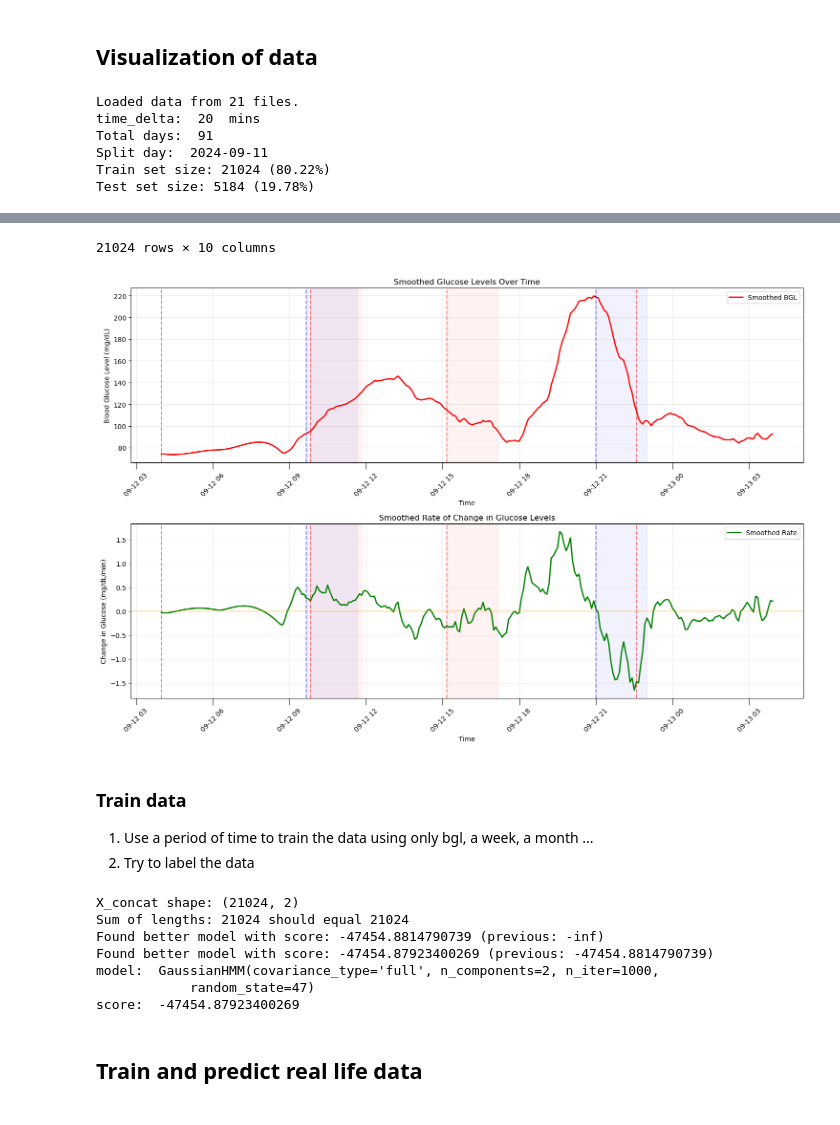
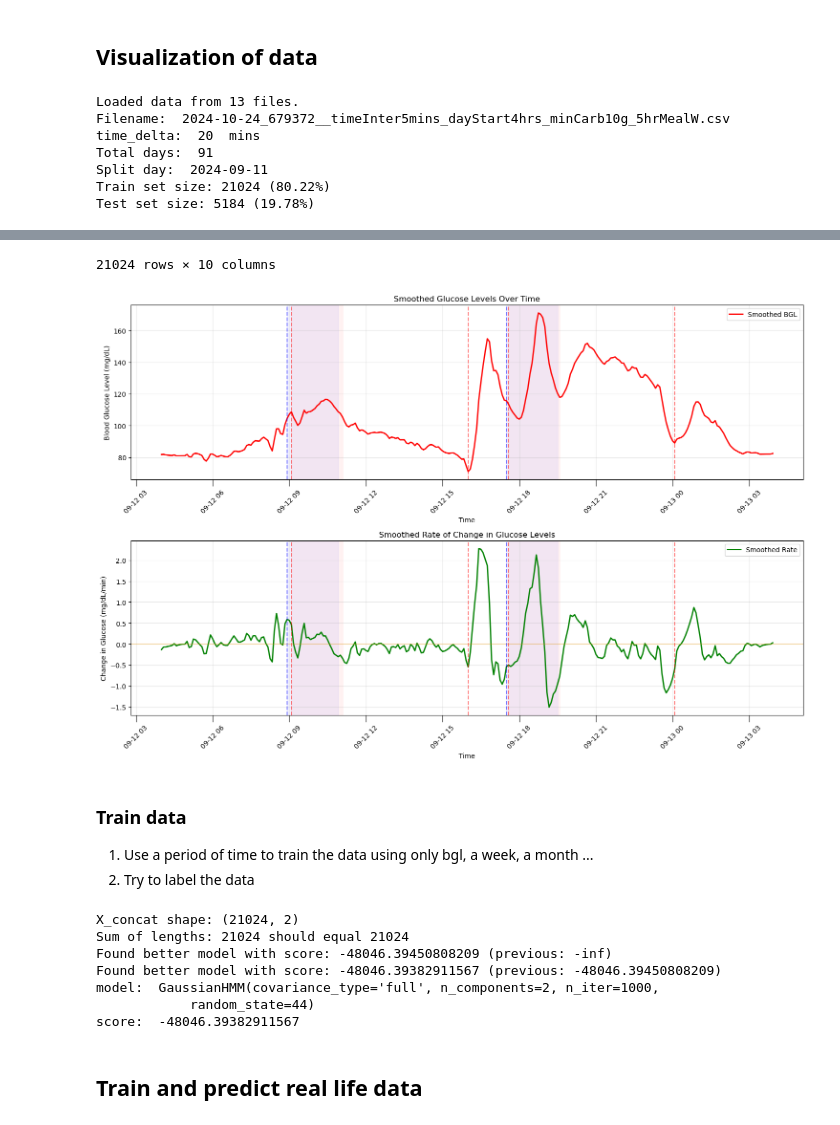
Before and after one commit to RobotPsychologist/bg_control, a Jupyter notebook: 0_meal_identification/meal_identification/notebooks/3.01-tc-time-series-gaussian-hmm.ipynb, the cells around one changed output, grey strips where cells are left out. Drawn from its saved outputs; the diff is of its cells as text; code cells hidden in the pictures.

Commit message:
Need to start looping through data set and see which data set fits better with current model

```diff
--- a/0_meal_identification/meal_identification/notebooks/3.01-tc-time-series-gaussian-hmm.ipynb
+++ b/0_meal_identification/meal_identification/notebooks/3.01-tc-time-series-gaussian-hmm.ipynb
@@ -3,7 +3,7 @@
 # %%
 import pandas as pd
 import numpy as np
-from sktime.annotation.hmm_learn import GaussianHMM
+
 from hmmlearn import hmm
 import matplotlib.pyplot as plt
 import os
@@ -19,14 +19,19 @@ def load_data(data_dir='../data/interim'):
     csv_files = [f for f in os.listdir(data_dir) if f.endswith('.csv')]
 
     dataframes = []
+    filenames = []
     for file in csv_files:
         df = pd.read_csv(os.path.join(data_dir, file))
-        # df['patient_id'] = file.split('_')[0]  # Extract patient ID from filename
         dataframes.append(df)
+        filenames.append(file)
     print(f"Loaded data from {len(csv_files)} files.")
 
     # combined_df = pd.concat(dataframes, ignore_index=True, axis=0)
-    combined_df = dataframes[0]
+    index = 2
+    combined_df = dataframes[index]
+    name = filenames[index]
+
+    print("Filename: ", name)
 
     # Return first pre-processed data for testing
     return combined_df
@@ -113,7 +118,6 @@ def create_features(df, rate_threshold=0):
 
     return result
 
-
 def scale_features(df, columns_to_scale=['bgl', 'bgl_rate']):
     """
     Normalize specific numerical features in a DataFrame
@@ -136,7 +140,6 @@ def scale_features(df, columns_to_scale=['bgl', 'bgl_rate']):
         scaled_df[col] = (df[col] - means[col]) / stds[col]
 
     return scaled_df, means, stds
-
 
 def split_temporal_data(df, test_size=0.3):
     """
@@ -169,7 +172,7 @@ def split_temporal_data(df, test_size=0.3):
     print(f"Train set size: {len(train_df)} ({len(train_df)/len(df):.2%})")
     print(f"Test set size: {len(test_df)} ({len(test_df)/len(df):.2%})")
 
-    return train_df, test_df, day_counts
+    return train_df, test_df, day_counts, split_day
 # %% [markdown]
 ## Visualization of data
 # %%
@@ -235,7 +238,7 @@ processed_df = create_features(processed_df)
 
 """ Scale the feature """
 test_df,  means, stds = scale_features(processed_df)
-train_df, test_df, day_counts = split_temporal_data(test_df, test_size=0.2)
+train_df, test_df, day_counts, split_day = split_temporal_data(test_df, test_size=0.2)
 
 """ Sample data """
 start_date = pd.to_datetime("2024-09-12")
@@ -247,7 +250,8 @@ sample_df = processed_df[(processed_df['day_start_shift'] >= start_date) &
 fig1 = plot_glucose_levels(sample_df, use_label=False)
 train_df
 # %% [output]
-Loaded data from 21 files.
+Loaded data from 13 files.
+Filename:  2024-10-24_679372__timeInter5mins_dayStart4hrs_minCarb10g_5hrMealW.csv
 time_delta:  20  mins
 Total days:  91
 Split day:  2024-09-11
@@ -268,5 +272,5 @@ Test set size: 5184 (19.78%)
 21024 rows × 10 columns
-[figure, old version]
+[figure, new version]
 # %% [markdown]
 ### Train data
 1. Use a period of time to train the data using only bgl, a week, a month ...
@@ -285,8 +289,6 @@ def fit_hmm_model_daily(X,  n_states=2, n_tries=10, random_state=42, verbose=Fal
             # Continuous features
             day_data['bgl'].values,
             day_data['bgl_rate'].values,
-            # day_data['trend_-1'].values,
-            # day_data['trend_1'].values,
         ])
         sequences.append(features)
 
@@ -336,11 +338,11 @@ print("score: ", score)
 # %% [output]
 X_concat shape: (21024, 2)
 Sum of lengths: 21024 should equal 21024
-Found better model with score: -47454.8814790739 (previous: -inf)
-Found better model with score: -47454.87923400269 (previous: -47454.8814790739)
+Found better model with score: -48046.39450808209 (previous: -inf)
+Found better model with score: -48046.39382911567 (previous: -48046.39450808209)
 model:  GaussianHMM(covariance_type='full', n_components=2, n_iter=1000,
-            random_state=47)
-score:  -47454.87923400269
+            random_state=44)
+score:  -48046.39382911567
 # %% [markdown]
 ## Train and predict real life data
 # %%
```
Also changed, not shown: parts of 3 cells of this notebook.
